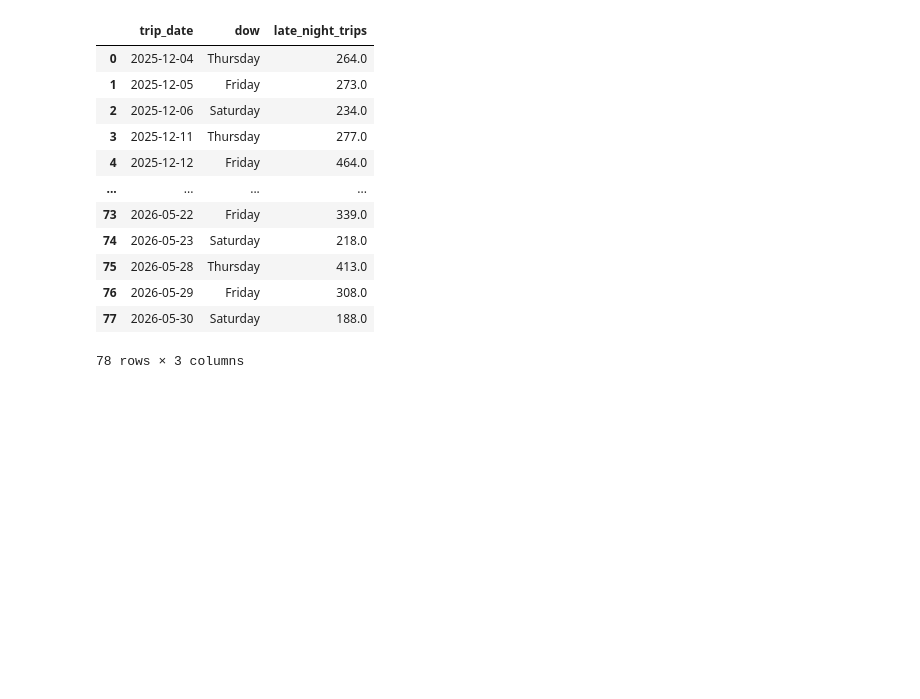
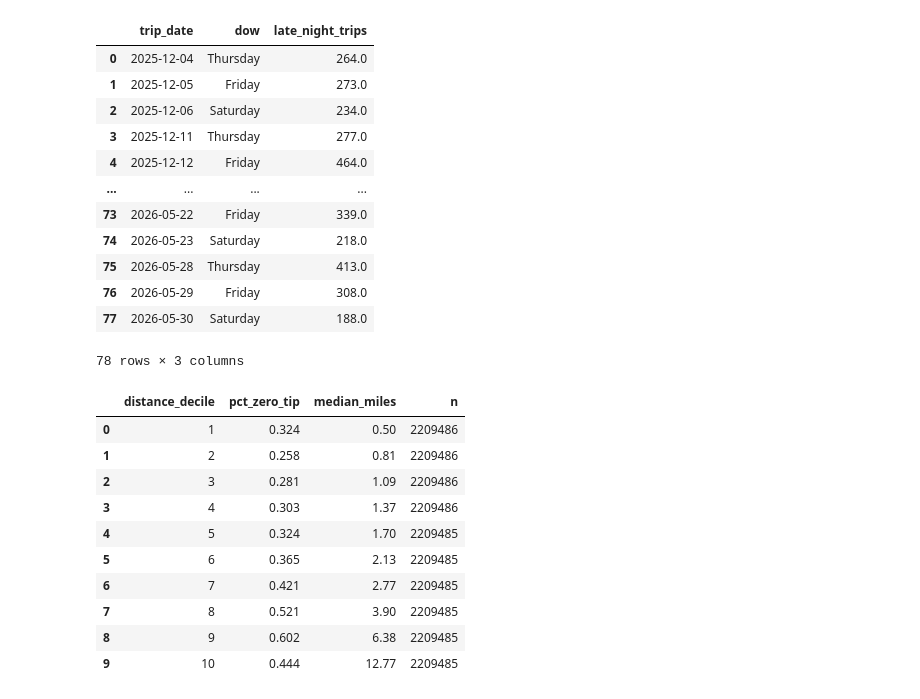
Before and after one commit to jmbetton/nyc-taxi-demand, a Jupyter notebook: analysis.ipynb, the cells around one changed output. Cells and saved outputs as stored; diff of their text form; code cells hidden in the pictures; blank space fills up the shorter version.

```diff
--- a/analysis.ipynb
+++ b/analysis.ipynb
@@ -384,0 +425,27 @@ fig.show()
+# %%
+con.execute("""
+WITH trip_level AS (
+    SELECT trip_distance, tip_amount, fare_amount,
+           NTILE(10) OVER (ORDER BY trip_distance) AS distance_decile
+    FROM stg_trips WHERE fare_amount > 0
+)
+SELECT distance_decile,
+       ROUND(AVG(CASE WHEN tip_amount = 0 THEN 1 ELSE 0 END), 3) AS pct_zero_tip,
+       ROUND(MEDIAN(trip_distance), 2) AS median_miles,
+       COUNT(*) AS n
+FROM trip_level
+GROUP BY distance_decile
+ORDER BY distance_decile
+""").df()
+# %% [output]
+|  | distance_decile | pct_zero_tip | median_miles | n |
+| 0 | 1 | 0.324 | 0.50 | 2209486 |
+| 1 | 2 | 0.258 | 0.81 | 2209486 |
+| 2 | 3 | 0.281 | 1.09 | 2209486 |
+| 3 | 4 | 0.303 | 1.37 | 2209486 |
+| 4 | 5 | 0.324 | 1.70 | 2209485 |
+| 5 | 6 | 0.365 | 2.13 | 2209485 |
+| 6 | 7 | 0.421 | 2.77 | 2209485 |
+| 7 | 8 | 0.521 | 3.90 | 2209485 |
+| 8 | 9 | 0.602 | 6.38 | 2209485 |
+| 9 | 10 | 0.444 | 12.77 | 2209485 |
```
Also changed, not shown: parts of 8 cells of this notebook, 9 other files.
